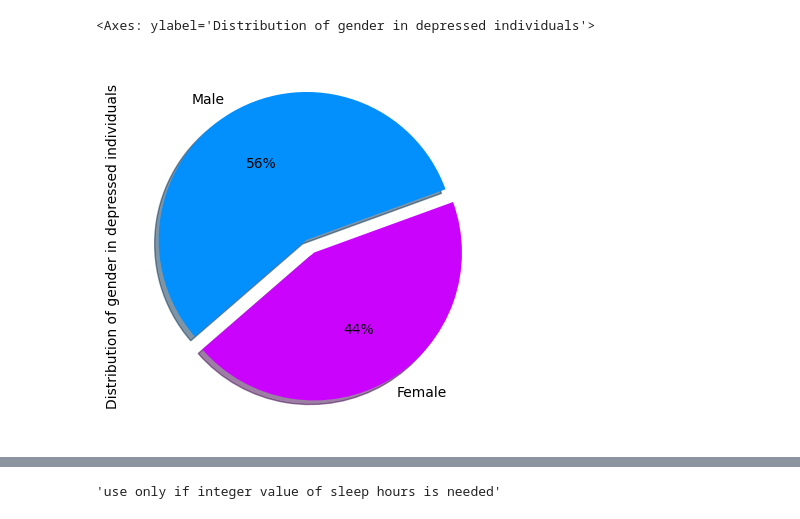
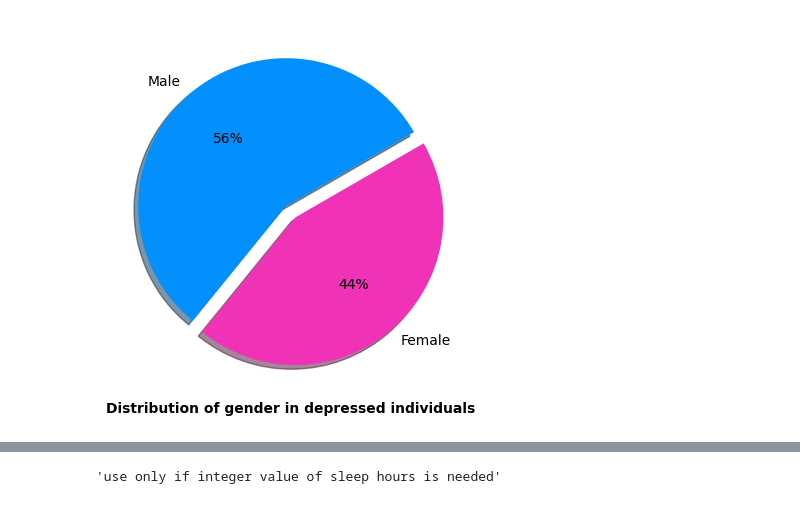
Before and after one commit to gagankumar2488/student_depression_data_analysis, a Jupyter notebook: analysis/analysis_process.ipynb, the cells around one changed output, grey strips where cells are left out. Drawn from its saved outputs; the diff is of its cells as text; code cells hidden in the pictures.

```diff
--- a/analysis/analysis_process.ipynb
+++ b/analysis/analysis_process.ipynb
@@ -46,11 +46,16 @@ df.describe()
 | 75% | 105827.000000 | 30.000000 | 4.000000 | 0.000000 | 8.920000 | 4.000000 | 0.000000 | ... |
 | max | 140699.000000 | 59.000000 | 5.000000 | 5.000000 | 10.000000 | 5.000000 | 4.000000 | ... |
 # %%
-colors = ['#0390fc', '#ca03fc']
+colors = ['#0390fc', '#f032b7']
 explode = (0.05, 0.05)
-df[df['Depression'] == True]['Gender'].value_counts().plot(
-    kind='pie', ylabel='Distribution of gender in depressed individuals', autopct='%1.0f%%',
-  colors=colors, explode=explode, shadow=True, startangle = 20)
+# df[df['Depression'] == True]['Gender'].value_counts().plot(
+#     kind='pie', ylabel='Distribution of gender in depressed individuals', autopct='%1.0f%%',
+#   colors=colors, explode=explode, shadow=True, startangle = 20)
+plt.pie(df[df['Depression'] == True]['Gender'].value_counts(), labels=['Male','Female'],
+                autopct='%1.0f%%', colors=colors, explode=explode,
+                shadow=True, startangle = 30)
+plt.xlabel('Distribution of gender in depressed individuals',
+             fontsize=10, color='black', fontweight='bold')
+plt.show()
 # %% [output]
-<Axes: ylabel='Distribution of gender in depressed individuals'>
-[figure, old version]
+[figure, new version]
```
Also changed, not shown: parts of 2 cells of this notebook.
